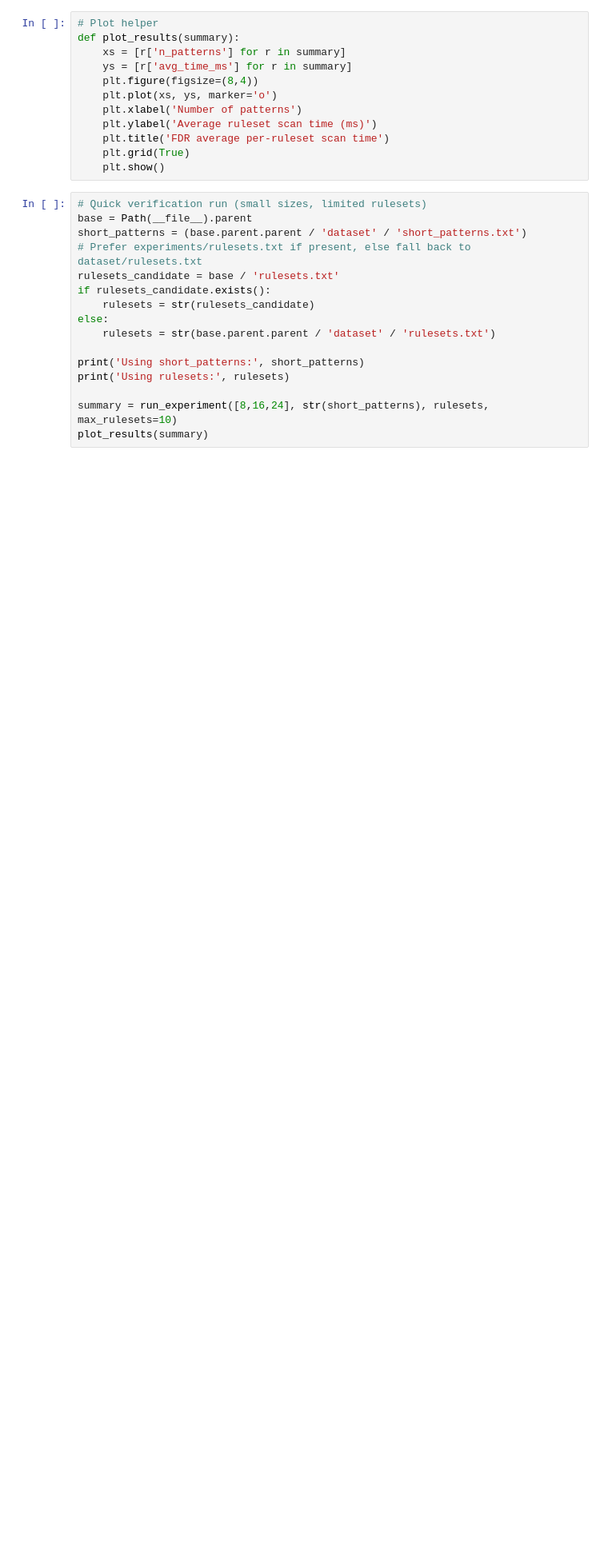
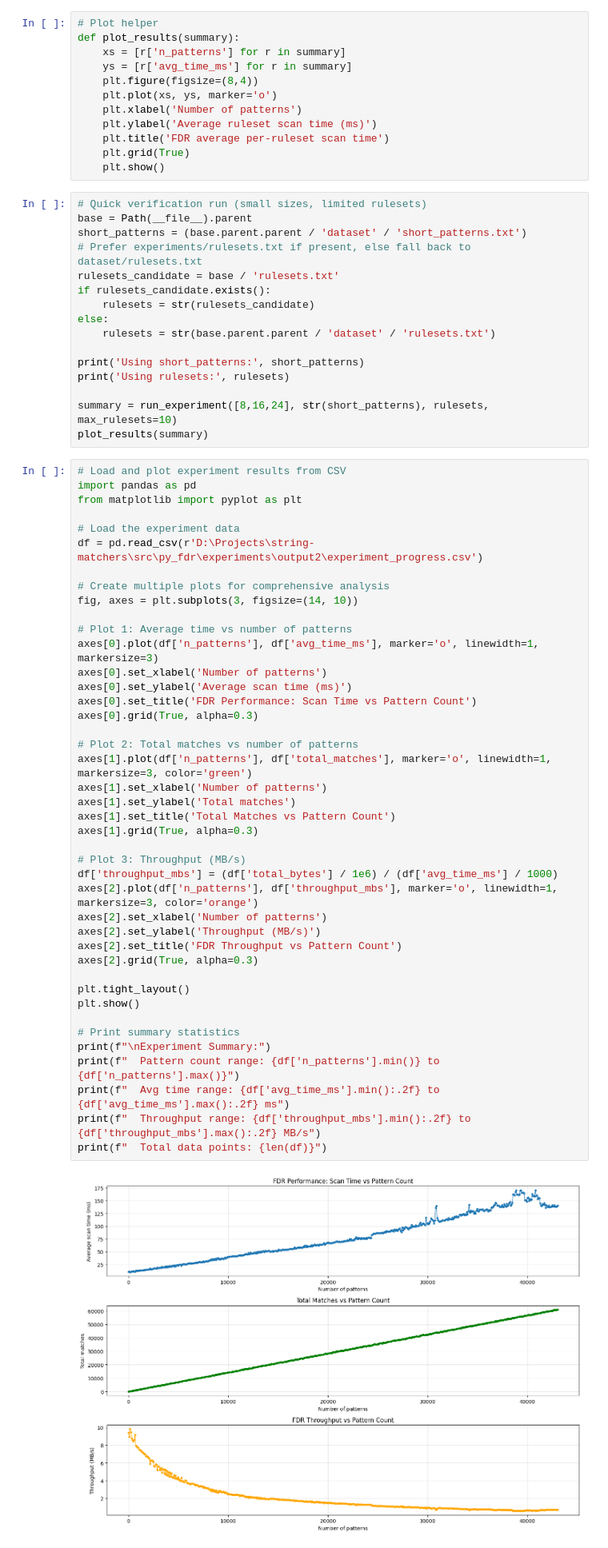
Before and after one commit to mintcd/string-matchers, a Jupyter notebook: src/py_fdr/experiments/main.ipynb, the cells around one changed output. Shown at 80% size. Saved outputs shown, nothing was run; the diff lists cells and outputs as text; blank space fills up the shorter version.

```diff
--- a/src/py_fdr/experiments/main.ipynb
+++ b/src/py_fdr/experiments/main.ipynb
@@ -38,3 +38,47 @@ print('Using rulesets:', rulesets)
 
 summary = run_experiment([8,16,24], str(short_patterns), rulesets, max_rulesets=10)
 plot_results(summary)
+# %%
+# Load and plot experiment results from CSV
+import pandas as pd
+from matplotlib import pyplot as plt
+
+# Load the experiment data
+df = pd.read_csv(r'D:\Projects\string-matchers\src\py_fdr\experiments\output2\experiment_progress.csv')
+
+# Create multiple plots for comprehensive analysis
+fig, axes = plt.subplots(3, figsize=(14, 10))
+
+# Plot 1: Average time vs number of patterns
+axes[0].plot(df['n_patterns'], df['avg_time_ms'], marker='o', linewidth=1, markersize=3)
+axes[0].set_xlabel('Number of patterns')
+axes[0].set_ylabel('Average scan time (ms)')
+axes[0].set_title('FDR Performance: Scan Time vs Pattern Count')
+axes[0].grid(True, alpha=0.3)
+
+# Plot 2: Total matches vs number of patterns
+axes[1].plot(df['n_patterns'], df['total_matches'], marker='o', linewidth=1, markersize=3, color='green')
+axes[1].set_xlabel('Number of patterns')
+axes[1].set_ylabel('Total matches')
+axes[1].set_title('Total Matches vs Pattern Count')
+axes[1].grid(True, alpha=0.3)
+
+# Plot 3: Throughput (MB/s)
+df['throughput_mbs'] = (df['total_bytes'] / 1e6) / (df['avg_time_ms'] / 1000)
+axes[2].plot(df['n_patterns'], df['throughput_mbs'], marker='o', linewidth=1, markersize=3, color='orange')
+axes[2].set_xlabel('Number of patterns')
+axes[2].set_ylabel('Throughput (MB/s)')
+axes[2].set_title('FDR Throughput vs Pattern Count')
+axes[2].grid(True, alpha=0.3)
+
+plt.tight_layout()
+plt.show()
+
+# Print summary statistics
+print(f"\nExperiment Summary:")
+print(f"  Pattern count range: {df['n_patterns'].min()} to {df['n_patterns'].max()}")
+print(f"  Avg time range: {df['avg_time_ms'].min():.2f} to {df['avg_time_ms'].max():.2f} ms")
+print(f"  Throughput range: {df['throughput_mbs'].min():.2f} to {df['throughput_mbs'].max():.2f} MB/s")
+print(f"  Total data points: {len(df)}")
+# %% [output]
+[figure, added]
```
Also changed, not shown: parts of 1 cell of this notebook, 9 other files.
